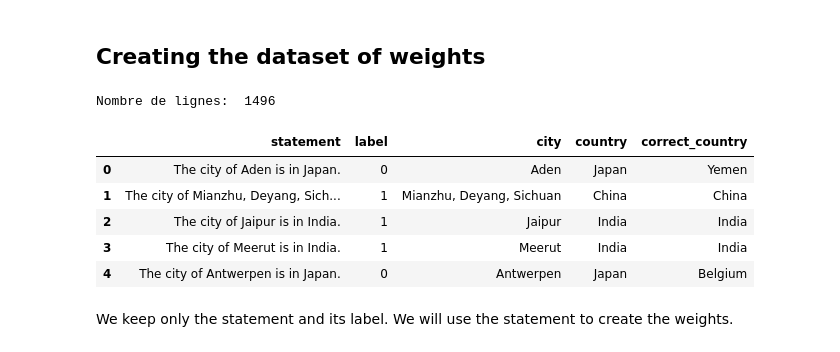
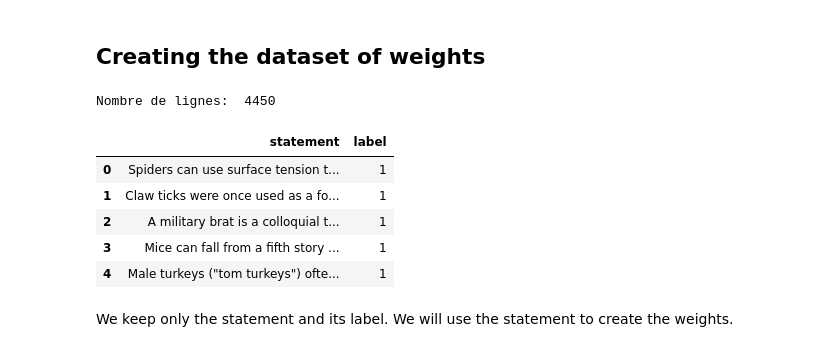
Before and after one commit to LouisCleriot/Latent-truth-detector, a Jupyter notebook: notebooks/main.ipynb, the cells around one changed output. Saved outputs shown, nothing was run; the diff lists cells and outputs as text; code cells hidden in the pictures.

```diff
--- a/notebooks/main.ipynb
+++ b/notebooks/main.ipynb
@@ -51,19 +51,23 @@ Comment faire pour l'utiliser pour la classification ?
 ## Creating the dataset of weights
 # %%
 import pandas as pd
-raw_data = pd.read_csv("data/true-false-datasets/curated/cities.csv")
-# Shuffle data
-raw_data = raw_data.sample(frac=1).reset_index(drop=True)
+
+dataset_name = "uncurated/common_claim_true_false"
+raw_data = pd.read_csv(f"../data/true-false-datasets/{dataset_name}.csv")
+
+#check if the name exist in activation folder
+if not os.path.exists(f"../activations/{dataset_name}"):
+    os.makedirs(f"../activations/{dataset_name}")
 
 print("Nombre de lignes: ", raw_data.shape[0])
 raw_data.head()
 # %% [output]
-Nombre de lignes:  1496
+Nombre de lignes:  4450
-|  | statement | label | city | country | correct_country |
-| 0 | The city of Aden is in Japan. | 0 | Aden | Japan | Yemen |
-| 1 | The city of Mianzhu, Deyang, Sich... | 1 | Mianzhu, Deyang, Sichuan | China | China |
-| 2 | The city of Jaipur is in India. | 1 | Jaipur | India | India |
-| 3 | The city of Meerut is in India. | 1 | Meerut | India | India |
-| 4 | The city of Antwerpen is in Japan. | 0 | Antwerpen | Japan | Belgium |
+|  | statement | label |
+| 0 | Spiders can use surface tension t... | 1 |
+| 1 | Claw ticks were once used as a fo... | 1 |
+| 2 | A military brat is a colloquial t... | 1 |
+| 3 | Mice can fall from a fifth story ... | 1 |
+| 4 | Male turkeys ("tom turkeys") ofte... | 1 |
 # %% [markdown]
 We keep only the statement and its label. We will use the statement to create the weights.
```
Also changed, not shown: parts of 18 cells of this notebook, 2 other files.
